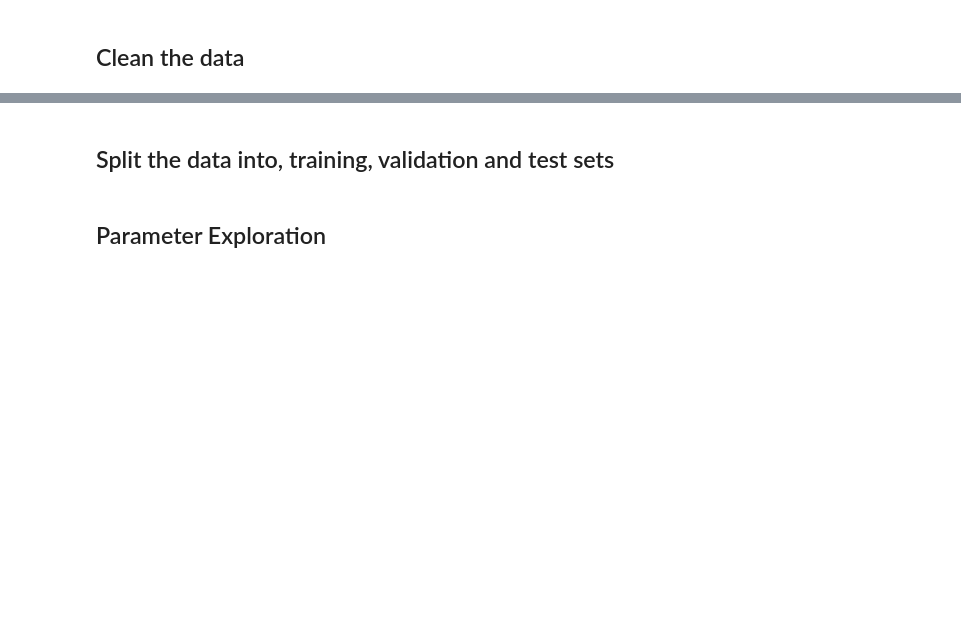
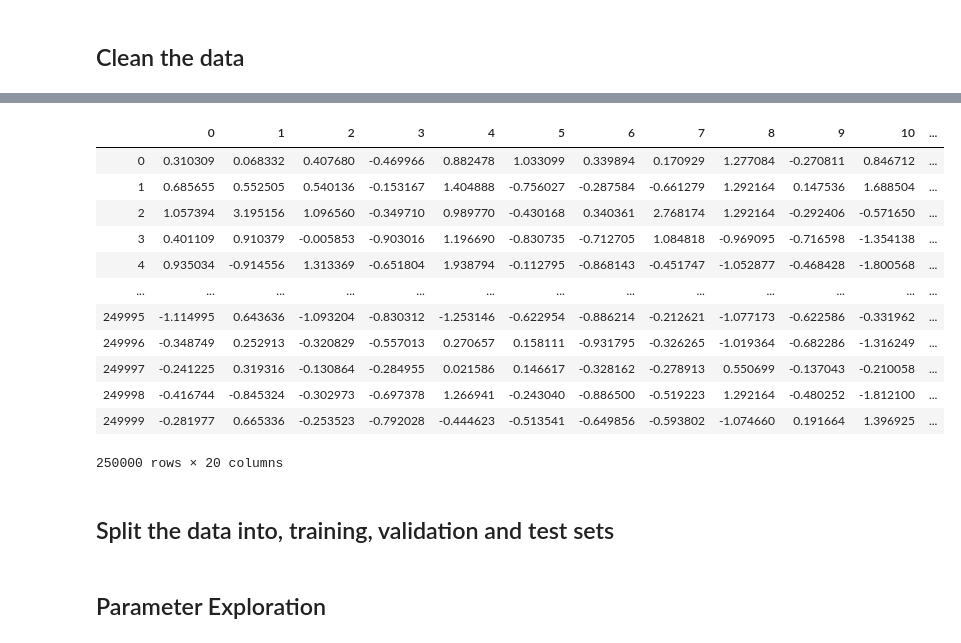
Before and after one commit to X4l1b1/ML_Project1, a Jupyter notebook: scripts/project1.ipynb, the cells around one changed output, grey strips where cells are left out. Drawn from its saved outputs; the diff is of its cells as text; code cells hidden in the pictures; blank space fills up the shorter version.

```diff
--- a/scripts/project1.ipynb
+++ b/scripts/project1.ipynb
@@ -101,3 +143,19 @@ transformed shape: (250000, 1)
+# %%
+data
+# %% [output]
+|  | 0 | 1 | 2 | 3 | 4 | 5 | 6 | 7 | 8 | 9 | 10 | ... |
+| 0 | 0.310309 | 0.068332 | 0.407680 | -0.469966 | 0.882478 | 1.033099 | 0.339894 | 0.170929 | 1.277084 | -0.270811 | 0.846712 | ... |
+| 1 | 0.685655 | 0.552505 | 0.540136 | -0.153167 | 1.404888 | -0.756027 | -0.287584 | -0.661279 | 1.292164 | 0.147536 | 1.688504 | ... |
+| 2 | 1.057394 | 3.195156 | 1.096560 | -0.349710 | 0.989770 | -0.430168 | 0.340361 | 2.768174 | 1.292164 | -0.292406 | -0.571650 | ... |
+| 3 | 0.401109 | 0.910379 | -0.005853 | -0.903016 | 1.196690 | -0.830735 | -0.712705 | 1.084818 | -0.969095 | -0.716598 | -1.354138 | ... |
+| 4 | 0.935034 | -0.914556 | 1.313369 | -0.651804 | 1.938794 | -0.112795 | -0.868143 | -0.451747 | -1.052877 | -0.468428 | -1.800568 | ... |
+| ... | ... | ... | ... | ... | ... | ... | ... | ... | ... | ... | ... | ... |
+| 249995 | -1.114995 | 0.643636 | -1.093204 | -0.830312 | -1.253146 | -0.622954 | -0.886214 | -0.212621 | -1.077173 | -0.622586 | -0.331962 | ... |
+| 249996 | -0.348749 | 0.252913 | -0.320829 | -0.557013 | 0.270657 | 0.158111 | -0.931795 | -0.326265 | -1.019364 | -0.682286 | -1.316249 | ... |
+| 249997 | -0.241225 | 0.319316 | -0.130864 | -0.284955 | 0.021586 | 0.146617 | -0.328162 | -0.278913 | 0.550699 | -0.137043 | -0.210058 | ... |
+| 249998 | -0.416744 | -0.845324 | -0.302973 | -0.697378 | 1.266941 | -0.243040 | -0.886500 | -0.519223 | 1.292164 | -0.480252 | -1.812100 | ... |
+| 249999 | -0.281977 | 0.665336 | -0.253523 | -0.792028 | -0.444623 | -0.513541 | -0.649856 | -0.593802 | -1.074660 | 0.191664 | 1.396925 | ... |
+250000 rows × 20 columns
 # %% [markdown]
 ## Split the data into, training, validation and test sets
 # %%
```
Also changed, not shown: parts of 5 cells of this notebook.
